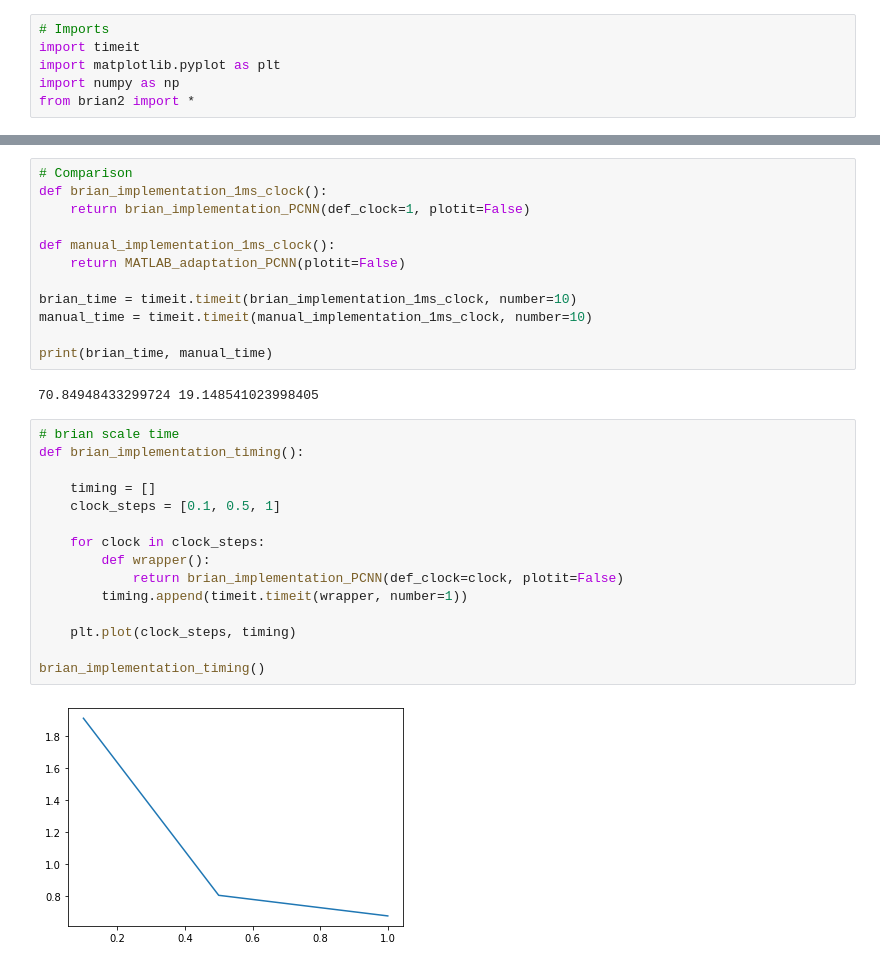
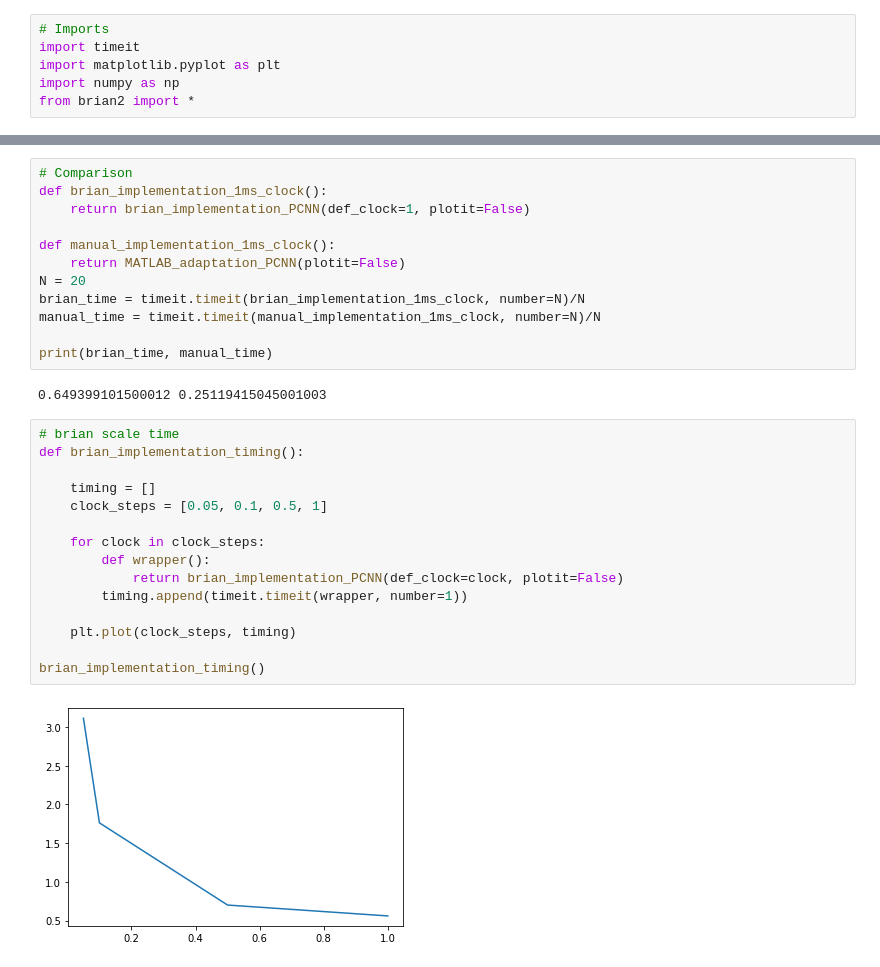
Before and after one commit to skandermoalla/simple-framework-of-choice, a Jupyter notebook: large-scale_simulation.ipynb, the cells around one changed output, grey strips where cells are left out. Saved outputs shown, nothing was run; the diff lists cells and outputs as text.

```diff
--- a/large-scale_simulation.ipynb
+++ b/large-scale_simulation.ipynb
@@ -175,27 +178,27 @@ def brian_implementation_1ms_clock():
 
 def manual_implementation_1ms_clock():
     return MATLAB_adaptation_PCNN(plotit=False)
-
-brian_time = timeit.timeit(brian_implementation_1ms_clock, number=10)
-manual_time = timeit.timeit(manual_implementation_1ms_clock, number=10)
+N = 20
+brian_time = timeit.timeit(brian_implementation_1ms_clock, number=N)/N
+manual_time = timeit.timeit(manual_implementation_1ms_clock, number=N)/N
 
 print(brian_time, manual_time)
 # %% [output]
-70.84948433299724 19.148541023998405
+0.649399101500012 0.25119415045001003
 # %%
 # brian scale time
 def brian_implementation_timing():
 
     timing = []
-    clock_steps = [0.1, 0.5, 1]
+    clock_steps = [0.05, 0.1, 0.5, 1]
 
     for clock in clock_steps:
         def wrapper():
             return brian_implementation_PCNN(def_clock=clock, plotit=False)
         timing.append(timeit.timeit(wrapper, number=1))
 
     plt.plot(clock_steps, timing)
 
 brian_implementation_timing()
 # %% [output]
-[figure, old version]
+[figure, new version]
```
Also changed, not shown: parts of 5 cells of this notebook, 8 other files.
